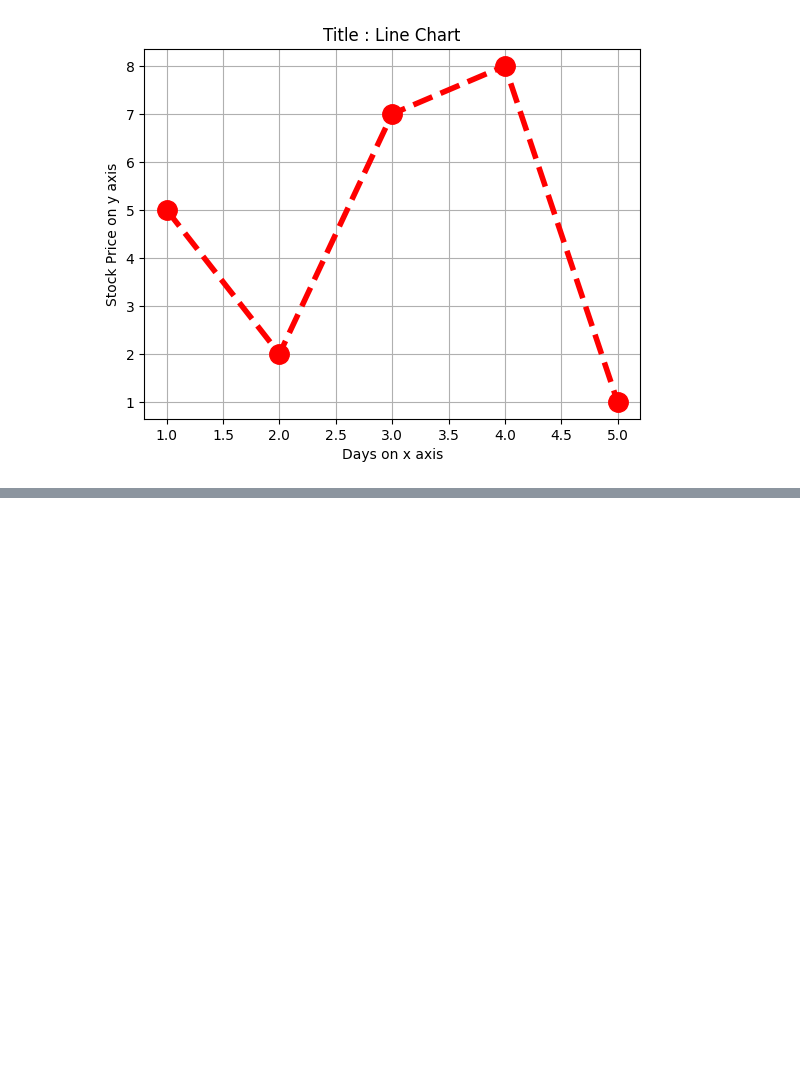
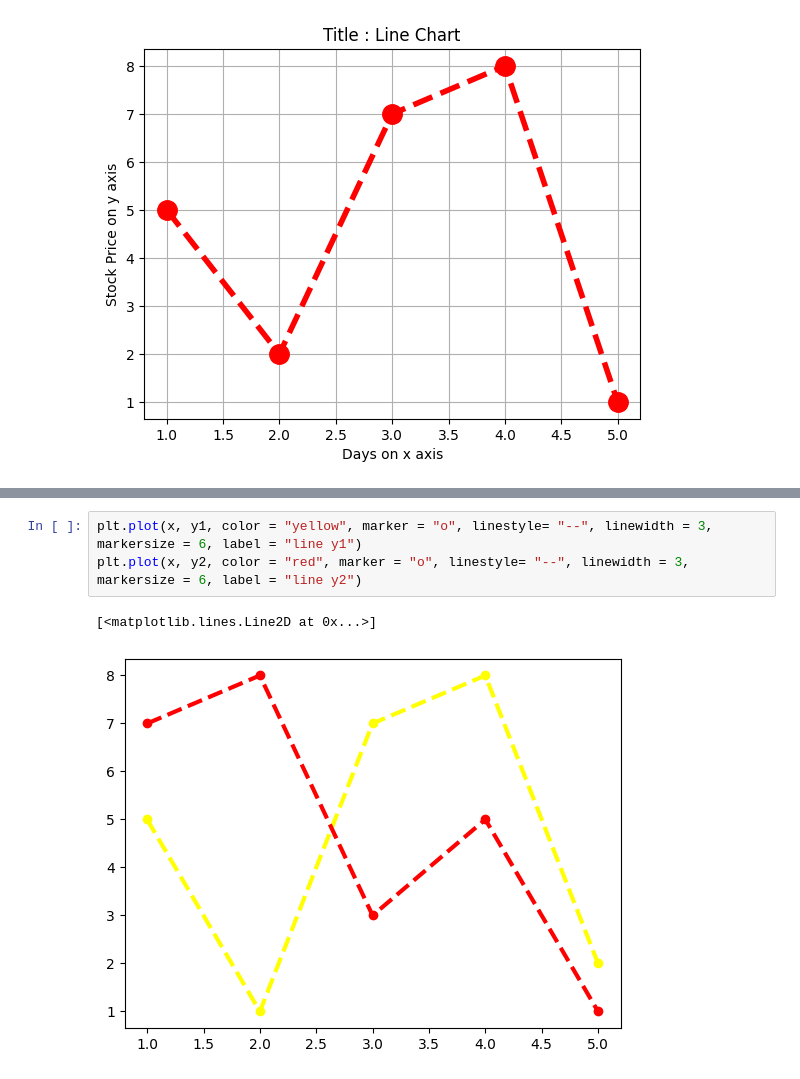
Before and after one commit to prA-G/DailyPythonNotes, a Jupyter notebook: 20_Matplotlib.ipynb, the cells around one changed output, grey strips where cells are left out. Saved outputs shown, nothing was run; the diff lists cells and outputs as text; blank space fills up the shorter version.

```diff
--- a/20_Matplotlib.ipynb
+++ b/20_Matplotlib.ipynb
@@ -319,0 +331,6 @@ plt.grid()
+# %%
+plt.plot(x, y1, color = "yellow", marker = "o", linestyle= "--", linewidth = 3, markersize = 6, label = "line y1")
+plt.plot(x, y2, color = "red", marker = "o", linestyle= "--", linewidth = 3, markersize = 6, label = "line y2")
+# %% [output]
+[<matplotlib.lines.Line2D at 0x...>]
+[figure, added]
```
Also changed, not shown: parts of 14 cells of this notebook.
